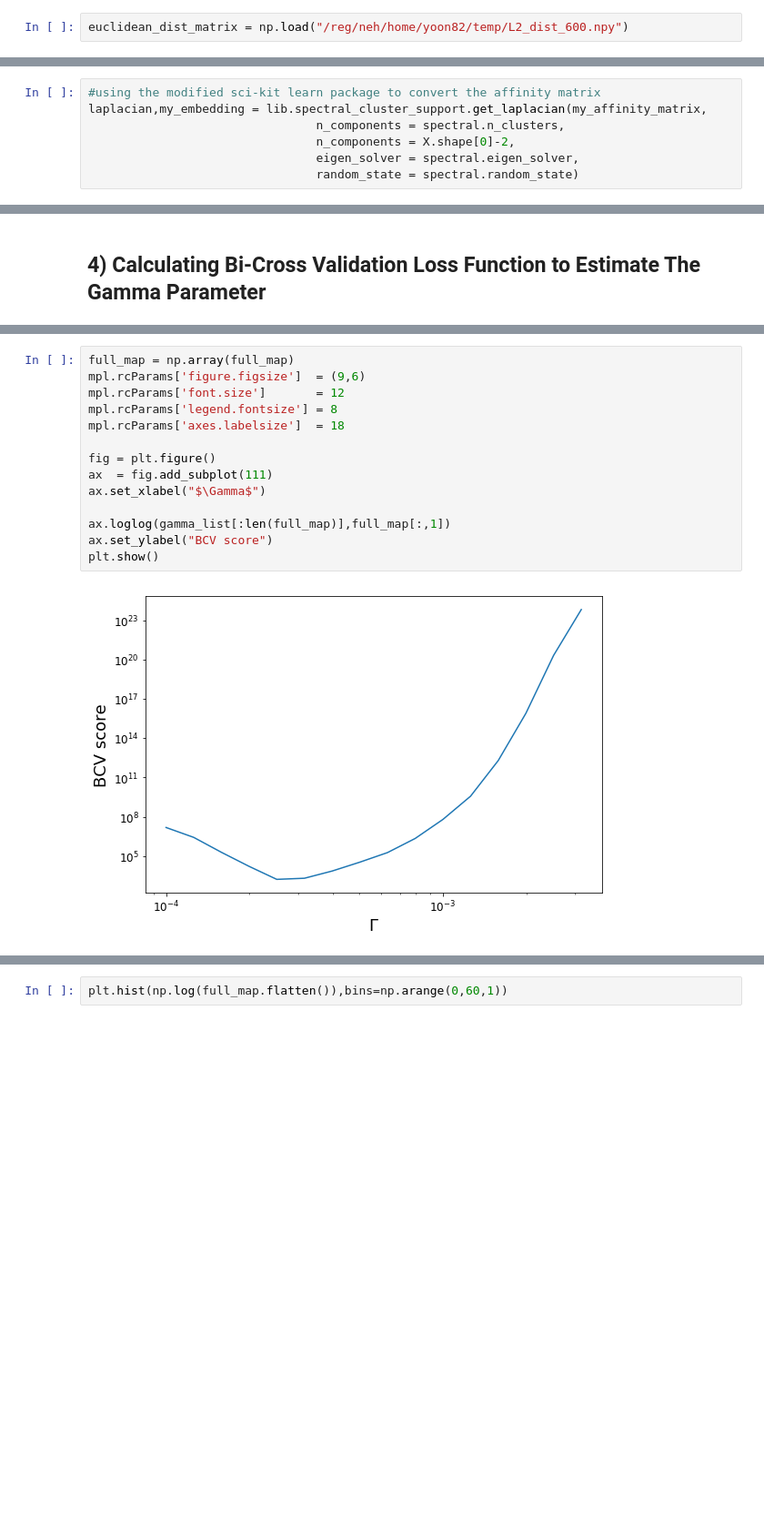
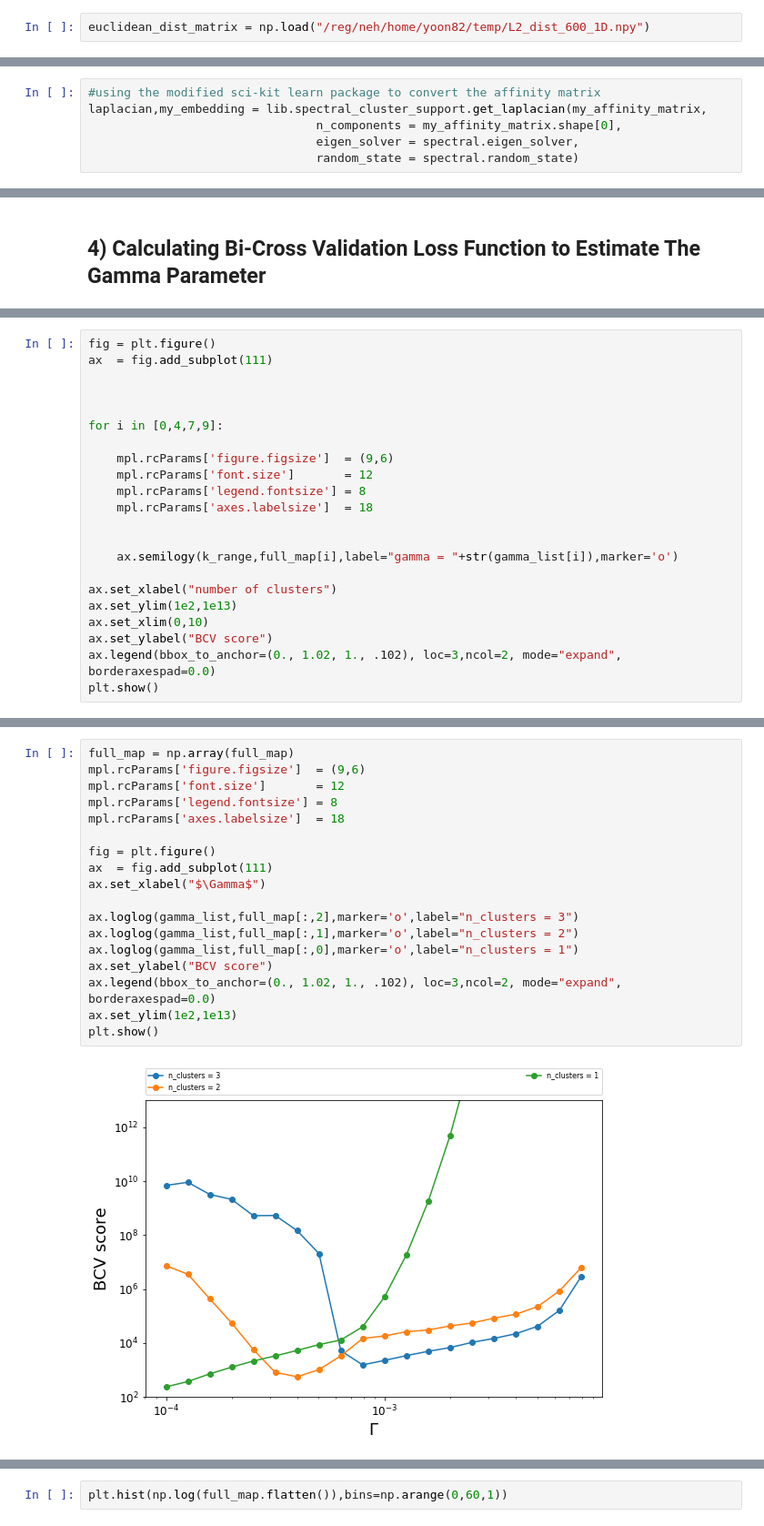
Before and after one commit to sioan/bcv_spectral_clustering, a Jupyter notebook: spectral_clustering_protein.ipynb, the cells around one changed output, grey strips where cells are left out. Shown at 91% size. Saved outputs shown, nothing was run; the diff lists cells and outputs as text; blank space fills up the shorter version.

Commit message:
found a good local minimum. global minimum is still one cluster

```diff
--- a/spectral_clustering_protein.ipynb
+++ b/spectral_clustering_protein.ipynb
@@ -158,2 +158,2 @@ plt.show()
 # %%
-euclidean_dist_matrix = np.load("/reg/neh/home/yoon82/temp/L2_dist_600.npy")
+euclidean_dist_matrix = np.load("/reg/neh/home/yoon82/temp/L2_dist_600_1D.npy")
@@ -193,8 +188,7 @@ In the nxt part, The BCV loss function will be calculated as the number of eigen
 # %%
 #using the modified sci-kit learn package to convert the affinity matrix
 laplacian,my_embedding = lib.spectral_cluster_support.get_laplacian(my_affinity_matrix,
-                                n_components = spectral.n_clusters,
-                                n_components = X.shape[0]-2,
+                                n_components = my_affinity_matrix.shape[0],
                                 eigen_solver = spectral.eigen_solver,
                                 random_state = spectral.random_state)
 # %% [markdown]
@@ -492,0 +487,22 @@ for gamma in gamma_list:
+# %%
+fig = plt.figure()
+ax  = fig.add_subplot(111)
+
+
+
+for i in [0,4,7,9]:
+
+    mpl.rcParams['figure.figsize']  = (9,6)
+    mpl.rcParams['font.size']       = 12
+    mpl.rcParams['legend.fontsize'] = 8
+    mpl.rcParams['axes.labelsize']  = 18
+
+
+    ax.semilogy(k_range,full_map[i],label="gamma = "+str(gamma_list[i]),marker='o')
+
+ax.set_xlabel("number of clusters")
+ax.set_ylim(1e2,1e13)
+ax.set_xlim(0,10)
+ax.set_ylabel("BCV score")
+ax.legend(bbox_to_anchor=(0., 1.02, 1., .102), loc=3,ncol=2, mode="expand", borderaxespad=0.0)
+plt.show()
@@ -508,19 +526,23 @@ plt.show()
 # %%
 full_map = np.array(full_map)
 mpl.rcParams['figure.figsize']  = (9,6)
 mpl.rcParams['font.size']       = 12
 mpl.rcParams['legend.fontsize'] = 8
 mpl.rcParams['axes.labelsize']  = 18
 
 fig = plt.figure()
 ax  = fig.add_subplot(111)
 ax.set_xlabel("$\Gamma$")
 
-ax.loglog(gamma_list[:len(full_map)],full_map[:,1])
+ax.loglog(gamma_list,full_map[:,2],marker='o',label="n_clusters = 3")
+ax.loglog(gamma_list,full_map[:,1],marker='o',label="n_clusters = 2")
+ax.loglog(gamma_list,full_map[:,0],marker='o',label="n_clusters = 1")
 ax.set_ylabel("BCV score")
+ax.legend(bbox_to_anchor=(0., 1.02, 1., .102), loc=3,ncol=2, mode="expand", borderaxespad=0.0)
+ax.set_ylim(1e2,1e13)
 plt.show()
 # %% [output]
-[figure, old version]
+[figure, new version]
 # %%
 plt.imshow(np.log(full_map))
 plt.ylabel("gamma_list index")
```
Also changed, not shown: parts of 14 cells of this notebook.
